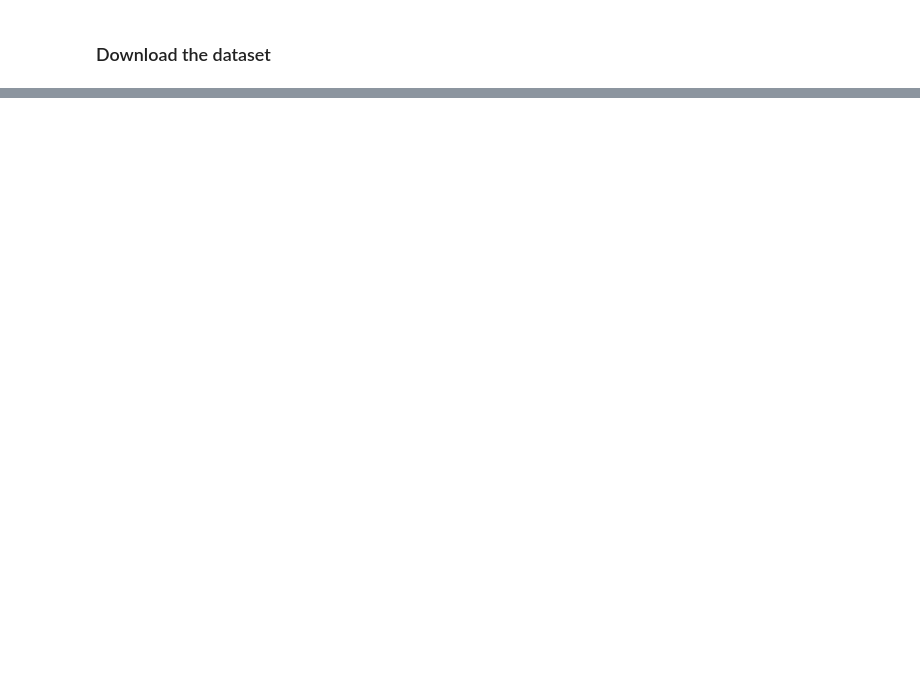
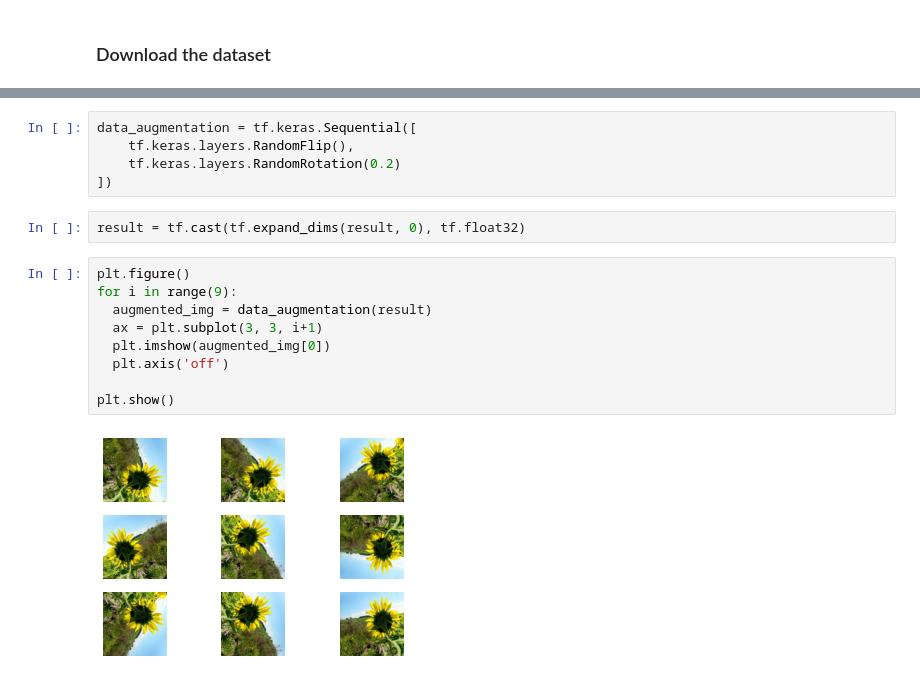
Before and after one commit to jhhan0/machine-learning, a Jupyter notebook: Tensorflow_Tutorials/tensorflow_keras_data_augmentation.ipynb, the cells around one changed output, grey strips where cells are left out. Cells and saved outputs as stored; diff of their text form; blank space fills up the shorter version.

```diff
--- a/Tensorflow_Tutorials/tensorflow_keras_data_augmentation.ipynb
+++ b/Tensorflow_Tutorials/tensorflow_keras_data_augmentation.ipynb
@@ -17,0 +72,18 @@ TensorFlow version: 2.9.1
+# %%
+data_augmentation = tf.keras.Sequential([
+    tf.keras.layers.RandomFlip(),
+    tf.keras.layers.RandomRotation(0.2)
+])
+# %%
+result = tf.cast(tf.expand_dims(result, 0), tf.float32)
+# %%
+plt.figure()
+for i in range(9):
+  augmented_img = data_augmentation(result)
+  ax = plt.subplot(3, 3, i+1)
+  plt.imshow(augmented_img[0])
+  plt.axis('off')
+
+plt.show()
+# %% [output]
+[figure, added]
```
Also changed, not shown: parts of 8 cells of this notebook.
